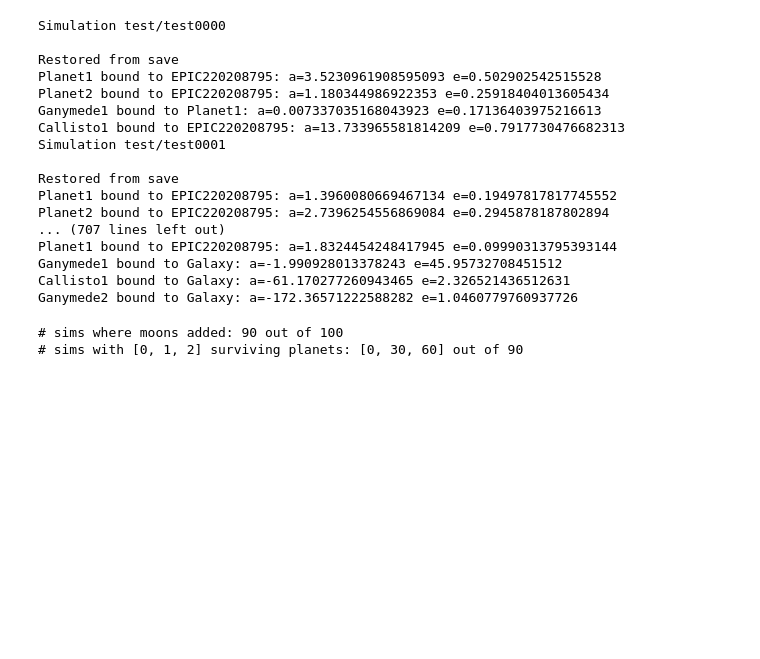
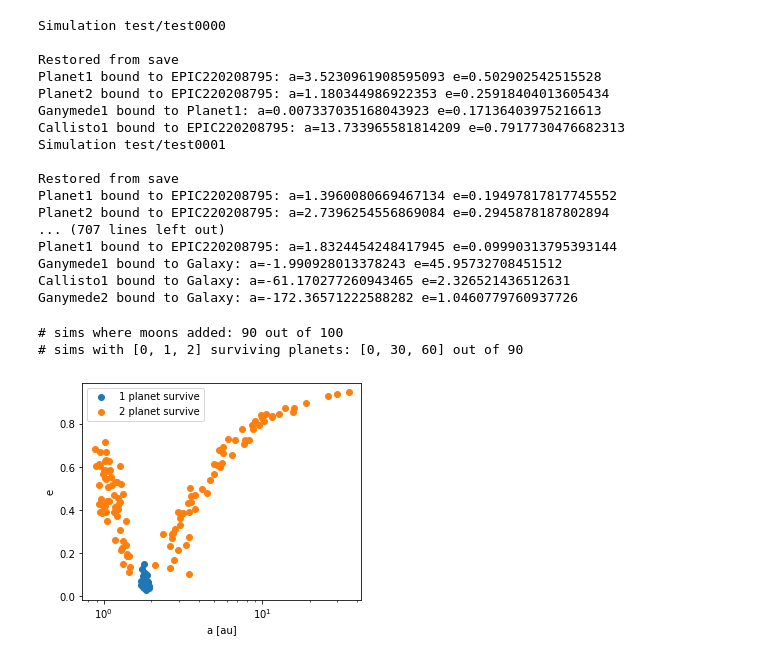
Before and after one commit to AJMustill/moons, a Jupyter notebook: moon_sims.ipynb, the cells around one changed output. Saved outputs shown, nothing was run; the diff lists cells and outputs as text; code cells hidden in the pictures; blank space fills up the shorter version.

Commit message:
Make a-e plot for surviving planets

```diff
--- a/moon_sims.ipynb
+++ b/moon_sims.ipynb
@@ -70,12 +70,28 @@ Planet1 bound to EPIC220208795: a=1.8324454248417945 e=0.09990313795393144
 Ganymede1 bound to Galaxy: a=-1.990928013378243 e=45.95732708451512
 Callisto1 bound to Galaxy: a=-61.170277260943465 e=2.326521436512631
 Ganymede2 bound to Galaxy: a=-172.36571222588282 e=1.0460779760937726
-# %%
-moon_sims = [s for s in systems if s.has_moons]
-N_moon_sims = len(moon_sims)
-print(f"# sims where moons added: {N_moon_sims} out of {N_sys}")
-print(f"# sims with [0, 1, 2] surviving planets: {[sum([s.npl == i for s in moon_sims]) for i in (0,1,2)]} "
-      f"out of {N_moon_sims}")
-# %% [output]
-# sims where moons added: 90 out of 100
-# sims with [0, 1, 2] surviving planets: [0, 30, 60] out of 90
+# %%
+moon_sims = [s for s in systems if s.has_moons]
+N_moon_sims = len(moon_sims)
+print(f"# sims where moons added: {N_moon_sims} out of {N_sys}")
+print(f"# sims with [0, 1, 2] surviving planets: {[sum([s.npl == i for s in moon_sims]) for i in (0,1,2)]} "
+      f"out of {N_moon_sims}")
+# %% [output]
+# sims where moons added: 90 out of 100
+# sims with [0, 1, 2] surviving planets: [0, 30, 60] out of 90
+# %%
+where_1_surv = np.where([s.npl == 1 for s in moon_sims])[0]
+where_2_surv = np.where([s.npl == 2 for s in moon_sims])[0]
+a = [[o.a for o in [s.orb[p] for p in s.surv_pl]] for s in moon_sims]
+e = [[o.e for o in [s.orb[p] for p in s.surv_pl]] for s in moon_sims]
+# %%
+plt.figure(figsize=(5,4))
+plt.scatter([a[w] for w in where_1_surv],[e[w] for w in where_1_surv],label='1 planet survives')
+plt.scatter([a[w] for w in where_2_surv],[e[w] for w in where_2_surv],label='2 planet survive')
+plt.xscale('log')
+plt.xlabel('a [au]')
+plt.ylabel('e')
+plt.legend()
+plt.show()
+# %% [output]
+[figure, added]
```
Also changed, not shown: parts of 2 cells of this notebook, 1 other file.
